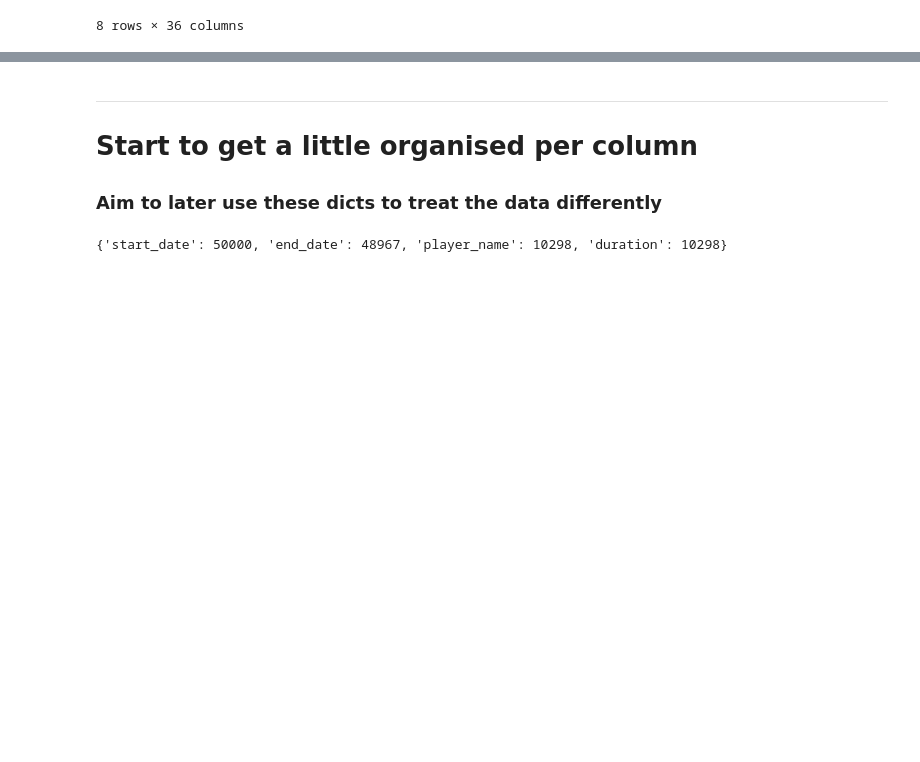
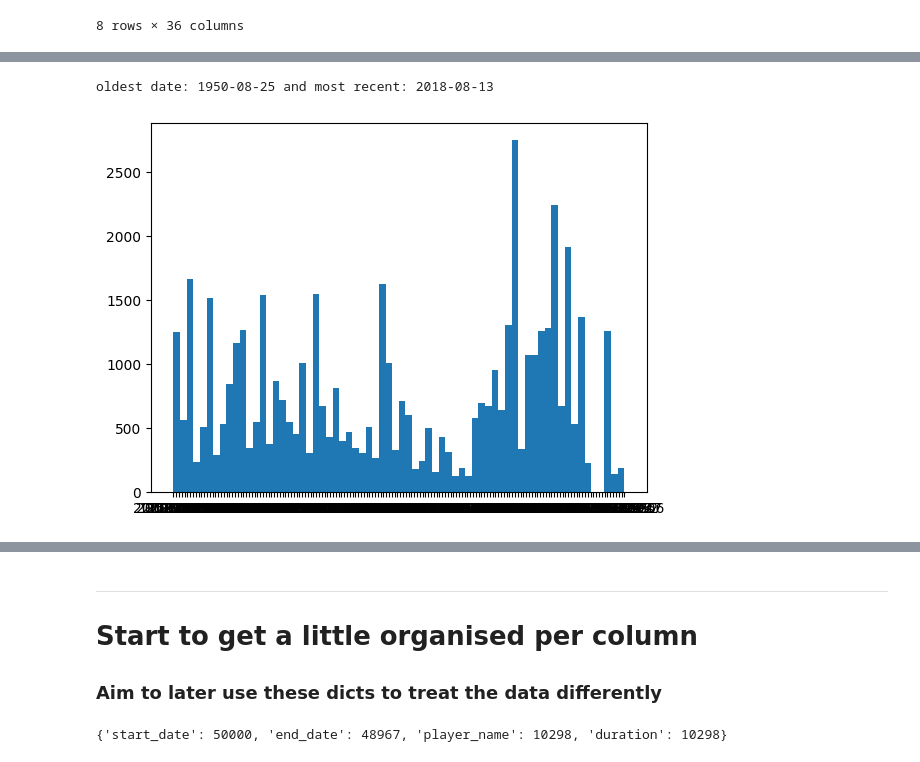
Before and after one commit to hughharford/atp, a Jupyter notebook: notebooks/01_EDA_data_cleanse.ipynb, the cells around one changed output, grey strips where cells are left out. Cells and saved outputs as stored; diff of their text form; code cells hidden in the pictures; blank space fills up the shorter version.

Commit message:
interesting date distribution in the 1st 50k rows

```diff
--- a/notebooks/get_started_inc_data.ipynb
+++ b/notebooks/01_EDA_data_cleanse.ipynb
@@ -181,0 +214,5 @@ matches_df_1st_50k.player_name.count()
+# %%
+print(f'oldest date: {matches_df_1st_50k.start_date.min()} and most recent: {matches_df_1st_50k.start_date.max()}')
+# Interesting to see the 1950's represented
+# %% [output]
+oldest date: 1950-08-25 and most recent: 2018-08-13
@@ -181,0 +221,7 @@ matches_df_1st_50k.player_name.count()
+# %%
+plt.hist(matches_df_1st_50k.start_date,bins=68); # attempting by year
+# Again, this is an interesting picture.
+# Prompts question about number of tennis events per year, and similar
+# And there seems to be a gap in the data around 2015 or something
+# %% [output]
+[figure, added]
```
Also changed, not shown: parts of 23 cells of this notebook.
